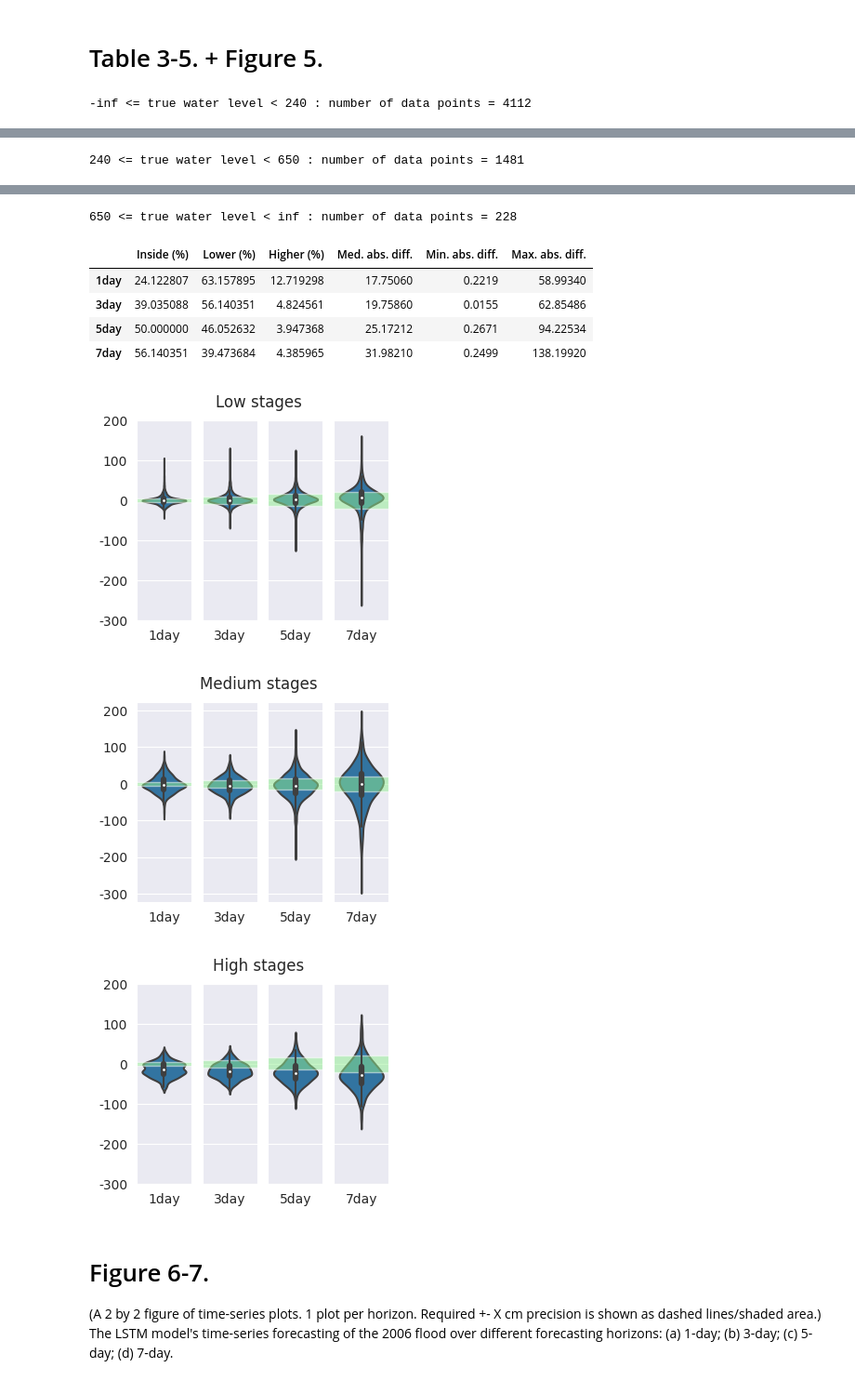
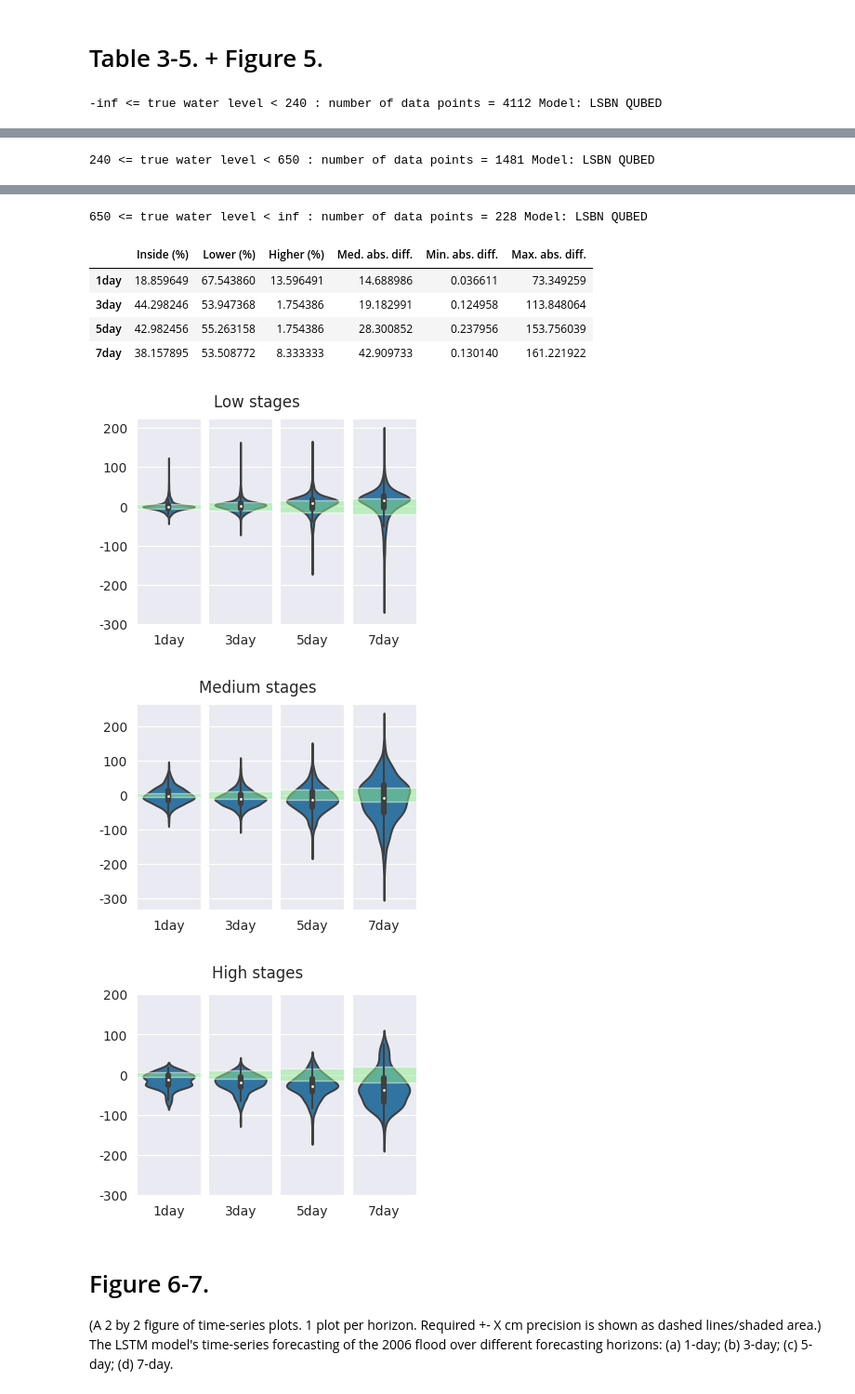
Before and after one commit to theplatters/ecmi-hydrological-forecasting, a Jupyter notebook: notebooks/all_analysis_for_paper.ipynb, the cells around one changed output, grey strips where cells are left out. Shown at 93% size. Saved outputs shown, nothing was run; the diff lists cells and outputs as text; code cells hidden in the pictures.

```diff
--- a/notebooks/all_analysis_for_paper.ipynb
+++ b/notebooks/all_analysis_for_paper.ipynb
@@ -46,0 +41,3 @@ lstm = pd.read_csv(os.path.join(PROJECT_PATH, "data/metrics", "lstm_metrics.csv"
+# %%
+def load_metrics(filename):
+    return pd.read_csv(os.path.join(PROJECT_PATH, "data/", filename), index_col=0)
@@ -54,12 +67,30 @@ y_true.drop(y_true.tail(1).index,inplace=True)
 
 y_true.index = pd.to_datetime(y_true.index)
 y_true.drop(y_true.head(15).index,inplace=True)
+
 LSTM_pred = pd.read_csv(os.path.join(PROJECT_PATH, "data/metrics", "lstm_model_raw_prediction_mod.csv"),
                         header=0, index_col=0)
 
-LSTM_pred_mod = LSTM_pred[LSTM_pred.index.isin(new_df.index)]
-LSTM_pred_mod = LSTM_pred_mod['2014-05-14':'2019-12-24'].iloc[:, 0:-1]
 
+CNN_pred = pd.read_csv(os.path.join(PROJECT_PATH, "data/metrics", "cnn_model_raw_prediction.csv"),
+                        header=0, index_col=0)
+CNN_pred.index = pd.to_datetime(CNN_pred.index)
+
+CNN_loss_pred = pd.read_csv(os.path.join(PROJECT_PATH, "data/metrics", "cnn_loss_raw_prediction.csv"),
+                        header=0, index_col=0)
+
+CNN_loss_pred.index = pd.to_datetime(CNN_loss_pred.index)
+CNN_spatial_pred =  pd.read_csv(os.path.join(PROJECT_PATH, "data/metrics", "cnn_spatial_raw_prediction.csv"),
+                        header=0, index_col=0)
+CNN_spatial_pred.index = pd.to_datetime(CNN_spatial_pred.index)
+CNN_spatial_loss_pred =  pd.read_csv(os.path.join(PROJECT_PATH, "data/metrics", "cnn_loss_spatial_raw_prediction.csv"),
+                        header=0, index_col=0)
+CNN_spatial_loss_pred.index = pd.to_datetime(CNN_spatial_loss_pred.index)
+LSTM_SQUARED_pred = pd.read_csv(os.path.join(PROJECT_PATH, "data/metrics", "lstm_squared_raw_prediction.csv"),header=0,index_col=0)
+
+LSTM_QUBED_pred = pd.read_csv(os.path.join(PROJECT_PATH, "data/metrics", "lstm_cub_raw_prediction.csv"),header=0,index_col=0)
+
+LSTM_EXP_pred = pd.read_csv(os.path.join(PROJECT_PATH, "data/metrics", "lstm_exp_raw_prediction.csv"),header=0,index_col=0)
 y_true_mod = y_true[y_true.index.isin(new_df.index)]
 y_true_mod = y_true_mod['2014-05-14':'2019-12-24'].iloc[:, 0:-1]
 # %%
@@ -67,9 +98,9 @@ y_true_mod = y_true_mod['2014-05-14':'2019-12-24'].iloc[:, 0:-1]
 plt.rcParams.update({'font.size': 10})
 
 # plot lists for more compact script
-models = [lstm, dense, linear, baseline]
-colors = ['r', 'g', 'b', 'grey']
-labels = ['LSTM model', 'MLP', 'Linear', 'Baseline']
+models = [lstm, lstm_squared,lstm_cub,lstm_exp, baseline]
+colors = ['r', 'g','b', 'y','grey']
+labels = ['LSTM model', 'LSTM squared', 'LSTM cubed', 'LSTM exp.', 'Baseline']
 metrics = ['mae', 'rmse', 'r2', 'wi']
 alphabet = ['A)', 'B)', 'C)', 'D)']
 y_min = [None, None, 0.7, 0.7]
@@ -316,13 +345,15 @@ if to_export_csv:
 # %% [markdown]
 # Table 3-5. + Figure 5.
 # %%
+pred = LSTM_QUBED_pred
+model_name = 'LSBN QUBED'
 thr = [-np.inf, 240, 650, np.inf]
 suptitles = ["Low stages", "Medium stages", "High stages"]
 
 for idx in range(len(thr) - 1):
     y_true_filter = (thr[idx] <= y_true["1day"].values) & (y_true["1day"].values < thr[idx + 1])
     y_true_filt = y_true.iloc[y_true_filter]
-    lstm_pred_filt = LSTM_pred.iloc[y_true_filter]
+    lstm_pred_filt = pred.iloc[y_true_filter]
     n_data = lstm_pred_filt.shape[0]
     result = []
 
@@ -358,15 +389,15 @@ for idx in range(len(thr) - 1):
     fig.suptitle(suptitles[idx], fontsize=12)
 
     if to_export_plot and to_create_plot:
-        plt.savefig(os.path.join(PROJECT_PATH, "plots","summary_" +
+        plt.savefig(os.path.join(PROJECT_PATH, "plots","summary_" + model_name +
                                  str(idx) + "_violin.pdf"))
-        plt.savefig(os.path.join(PROJECT_PATH, "plots","summary_" +
+        plt.savefig(os.path.join(PROJECT_PATH, "plots","summary_" + model_name +
                                  str(idx) + "_violin.jpeg"), dpi=350)
 
     # PRINT STATISTICS
     result_ptg = np.array(result)
 
-    print(thr[idx], "<=", "true water level", "<", thr[idx + 1], ": number of data points =", n_data)
+    print(thr[idx], "<=", "true water level", "<", thr[idx + 1], ": number of data points =", n_data, "Model:", model_name)
     pdf = pd.DataFrame(
         data=result_ptg,
         columns=["Inside (%)", "Lower (%)", "Higher (%)",
@@ -375,9 +406,9 @@ for idx in range(len(thr) - 1):
                  "Max. abs. diff."],
         index=days_to_plot)
     if to_export_csv:
-        pdf.to_csv(os.path.join(PROJECT_PATH, "data/generated/summary_" + str(idx) + ".csv"))
+        pdf.to_csv(os.path.join(PROJECT_PATH, "data/generated/" + model_name + "summary_" +  str(idx) + ".csv"))
     display(pdf)
     print("\n")
 # %% [output]
--inf <= true water level < 240 : number of data points = 4112
+-inf <= true water level < 240 : number of data points = 4112 Model: LSBN QUBED
 |  | Inside (%) | Lower (%) | Higher (%) | Med. abs. diff. | Min. abs. diff. | Max. abs. diff. |
@@ -388,2 +419,2 @@ for idx in range(len(thr) - 1):
-240 <= true water level < 650 : number of data points = 1481
+240 <= true water level < 650 : number of data points = 1481 Model: LSBN QUBED
 |  | Inside (%) | Lower (%) | Higher (%) | Med. abs. diff. | Min. abs. diff. | Max. abs. diff. |
@@ -394,12 +425,12 @@ for idx in range(len(thr) - 1):
-650 <= true water level < inf : number of data points = 228
+650 <= true water level < inf : number of data points = 228 Model: LSBN QUBED
 |  | Inside (%) | Lower (%) | Higher (%) | Med. abs. diff. | Min. abs. diff. | Max. abs. diff. |
-| 1day | 24.122807 | 63.157895 | 12.719298 | 17.75060 | 0.2219 | 58.99340 |
-| 3day | 39.035088 | 56.140351 | 4.824561 | 19.75860 | 0.0155 | 62.85486 |
-| 5day | 50.000000 | 46.052632 | 3.947368 | 25.17212 | 0.2671 | 94.22534 |
-| 7day | 56.140351 | 39.473684 | 4.385965 | 31.98210 | 0.2499 | 138.19920 |
+| 1day | 18.859649 | 67.543860 | 13.596491 | 14.688986 | 0.036611 | 73.349259 |
+| 3day | 44.298246 | 53.947368 | 1.754386 | 19.182991 | 0.124958 | 113.848064 |
+| 5day | 42.982456 | 55.263158 | 1.754386 | 28.300852 | 0.237956 | 153.756039 |
+| 7day | 38.157895 | 53.508772 | 8.333333 | 42.909733 | 0.130140 | 161.221922 |
-[figure, old version]
+[figure, new version]
-[figure, old version]
+[figure, new version]
-[figure, old version]
+[figure, new version]
 # %% [markdown]
 # Figure 6-7.
 (A 2 by 2 figure of time-series plots. 1 plot per horizon. Required +- X cm precision is shown as dashed lines/shaded area.)
```
Also changed, not shown: parts of 18 cells of this notebook, 3 other files.
